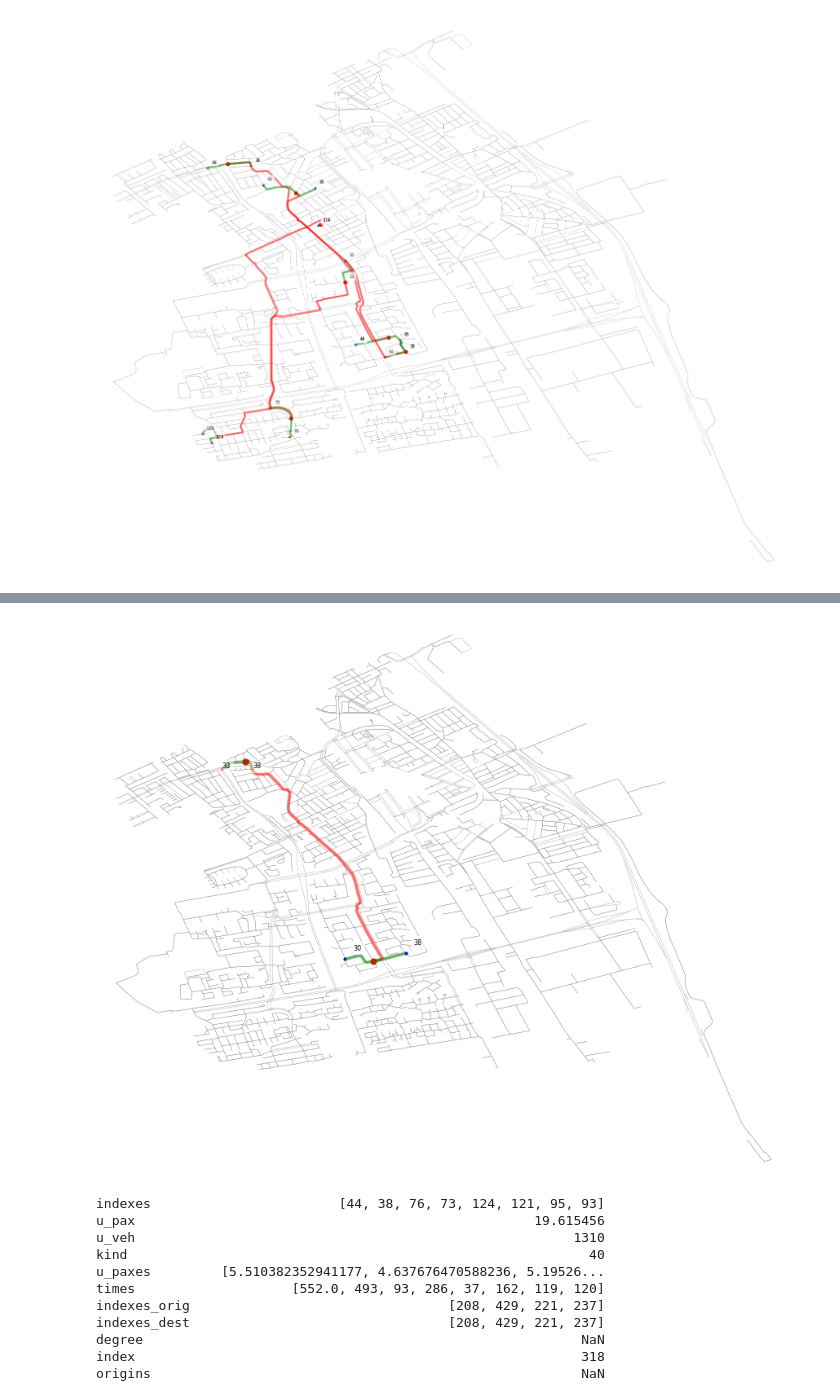
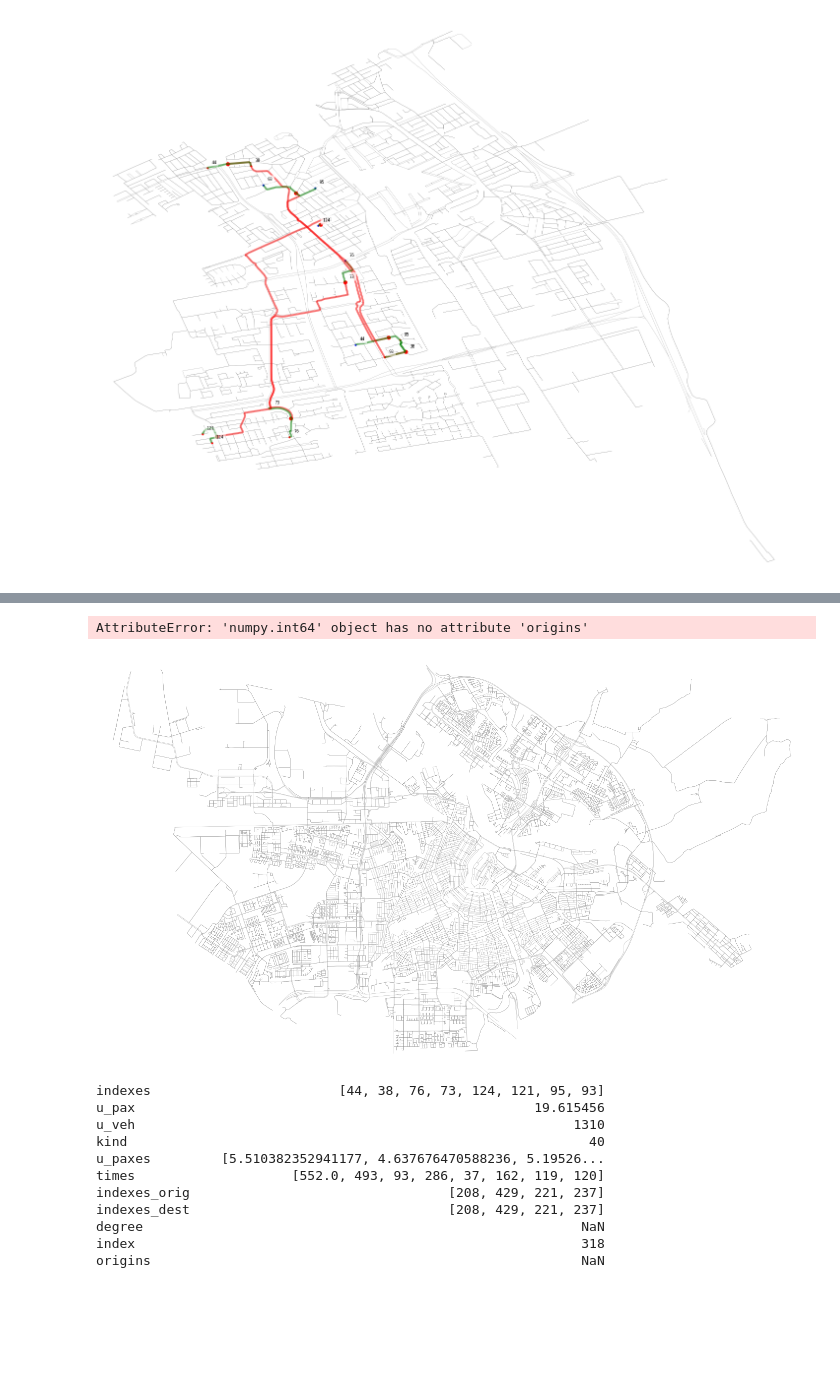
Before and after one commit to RafalKucharskiPK/ExMAS, a Jupyter notebook: ExMAS/spinoffs/tndp/ExExMAS_visualize.ipynb, the cells around one changed output, grey strips where cells are left out. Saved outputs shown, nothing was run; the diff lists cells and outputs as text; code cells hidden in the pictures; blank space fills up the shorter version.

```diff
--- a/ExMAS/spinoffs/tndp/ExExMAS_visualize.ipynb
+++ b/ExMAS/spinoffs/tndp/ExExMAS_visualize.ipynb
@@ -44,0 +36,3 @@ def read_lists(df):
+# %%
+inData.sblts.requests = inData.requests1
+inData.sblts.rides = inData.rides1
@@ -44,0 +106,2 @@ def read_lists(df):
+# %%
+inData.solution1 = inData.rides1[inData.rides1.selected==True]
@@ -44,0 +368,2 @@ def read_lists(df):
+# %%
+inData.first_level_rides.ttravs = inData.first_level_rides.ttravs.apply(lambda x: json.loads(x))
@@ -45,3 +426,5 @@ def read_lists(df):
+# %%
+inData = ExMAS.utils.load_G(inData, params, stats=True)  # download the graph
 # %%
 transitized_rm
 # %% [output]
@@ -102,7 +505,8 @@ for indeks in [208, 429, 220, 237]:
 # %%
-fig, ax = plot_ride(inData,tr)
+fig, ax = plot_ride(inData,inData.rides1.index[-2])
 # %% [output]
+AttributeError: 'numpy.int64' object has no attribute 'origins'
-[figure, old version]
+[figure, new version]
 # %%
 indeksy = [208, 429, 220, 237]
 # %%
```
Also changed, not shown: parts of 41 cells of this notebook, 3 other files.
